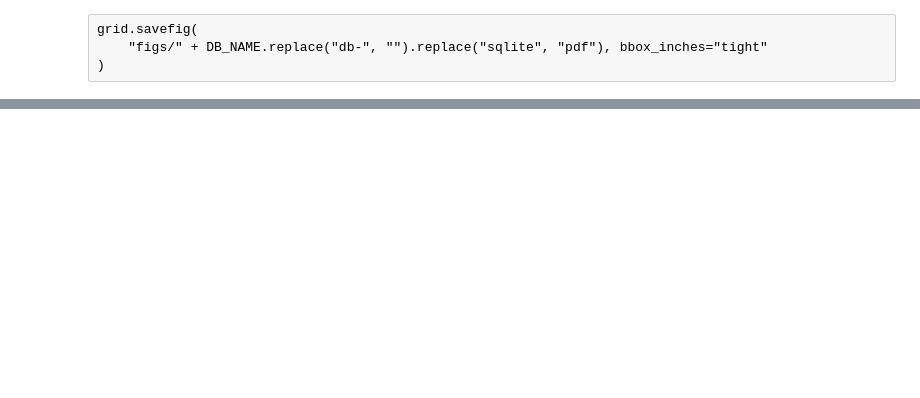
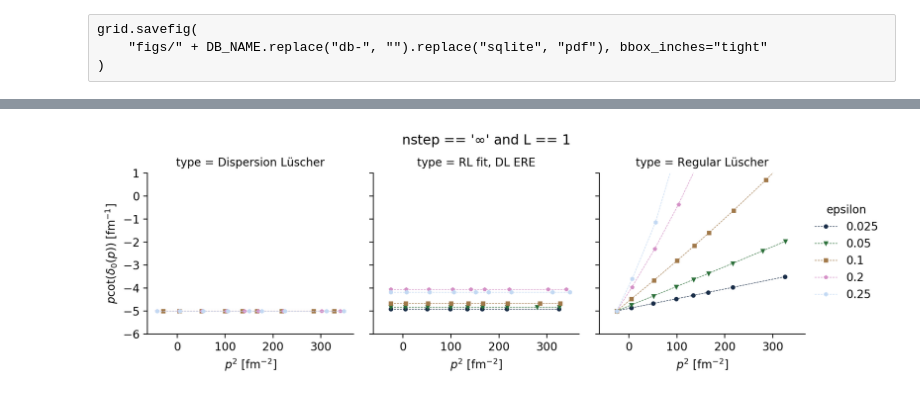
Before and after one commit to ckoerber/luescher-nd, a Jupyter notebook: notebooks/DB-Plotting.ipynb, the cells around one changed output, grey strips where cells are left out. Saved outputs shown, nothing was run; the diff lists cells and outputs as text; code cells hidden in the pictures; blank space fills up the shorter version.

```diff
--- a/notebooks/DB-Plotting.ipynb
+++ b/notebooks/DB-Plotting.ipynb
@@ -85,0 +107,13 @@ grid.savefig(
+# %%
+DB_NAME = "db-contact-fv-c-fitted-parity-a-inv.sqlite"
+
+df_c = read_table(os.path.join(DATA, DB_NAME), dispersion_zeta=False, round_digits=1)
+df_d = read_table(os.path.join(DATA, DB_NAME.replace("fv-c", "fv-d")), dispersion_zeta=True, round_digits=1)
+df_cd = read_table(os.path.join(DATA, DB_NAME), dispersion_zeta=True, round_digits=1)
+
+df_c["type"] = "Regular Lüscher"
+df_d["type"] = "Dispersion Lüscher"
+df_cd["type"] = "RL fit, DL ERE"
+
+df = df_c.append(df_d, ignore_index=True)
+df = df.append(df_cd, ignore_index=True)
@@ -85,0 +129,45 @@ grid.savefig(
+# %%
+row = "$L$ [fm$^{-1}$]"
+hue = "epsilon"
+col = "type"
+x = "$p^2$ [fm$^{-2}$]"
+y = "$p \cot(\delta_0(p))$ [fm$^{-1}$]"
+# %%
+query = "nstep == '$\\infty$' and L == 1"
+
+tf = df.query(query).sort_values("x")
+for key, val in {
+    "y": "$p \cot(\delta_0(p))$ [fm$^{-1}$]",
+    "L": "$L$ [fm$^{-1}$]",
+    "p2": "$p^2$ [fm$^{-2}$]",
+}.items():
+    tf[val] = tf[key]
+
+grid = sns.FacetGrid(
+    data=tf,
+    col=col,
+    hue=hue,
+    #row=row,
+    sharex="row",
+    sharey=True,
+    legend_out=True,
+    hue_kws={"marker": markers},
+    palette="cubehelix",
+    margin_titles=False,
+    row_order=df["type"].unique()
+)
+
+grid.map(plt.plot, x, y, ms=3, lw=0.5, ls="--", marker="s")
+
+for ax in grid.axes.flatten():
+    #ax.set_yscale("log")
+    ax.set_ylim(-6, 1)
+
+grid.fig.suptitle(query, y=1.05)
+
+grid.fig.set_dpi(200)
+grid.add_legend(frameon=False)
+
+plt.show()
+# %% [output]
+[figure, added]
```
Also changed, not shown: parts of 7 cells of this notebook.
